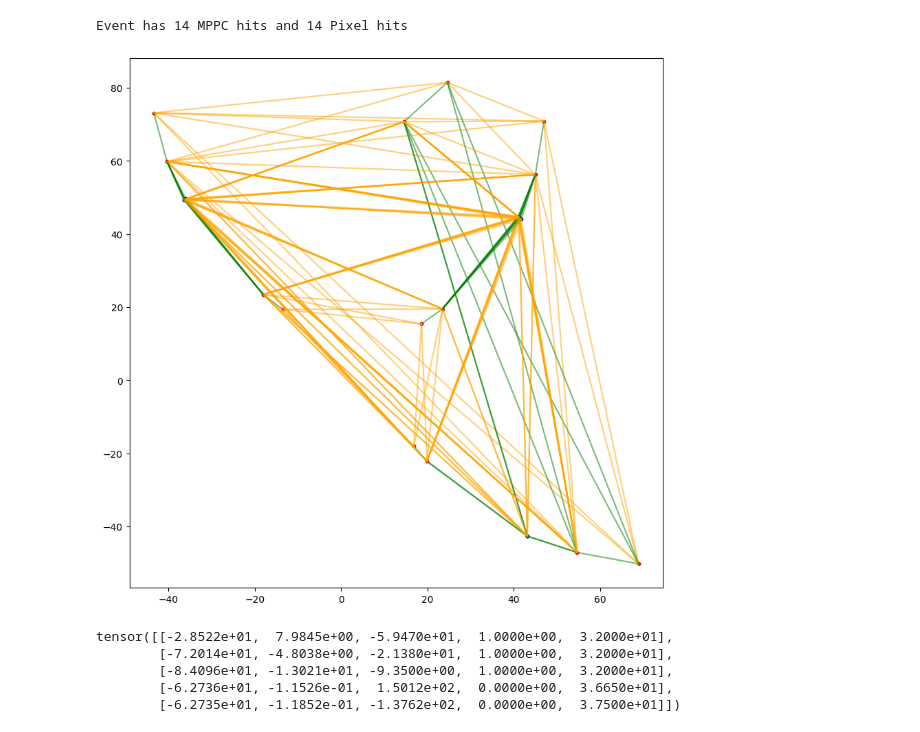
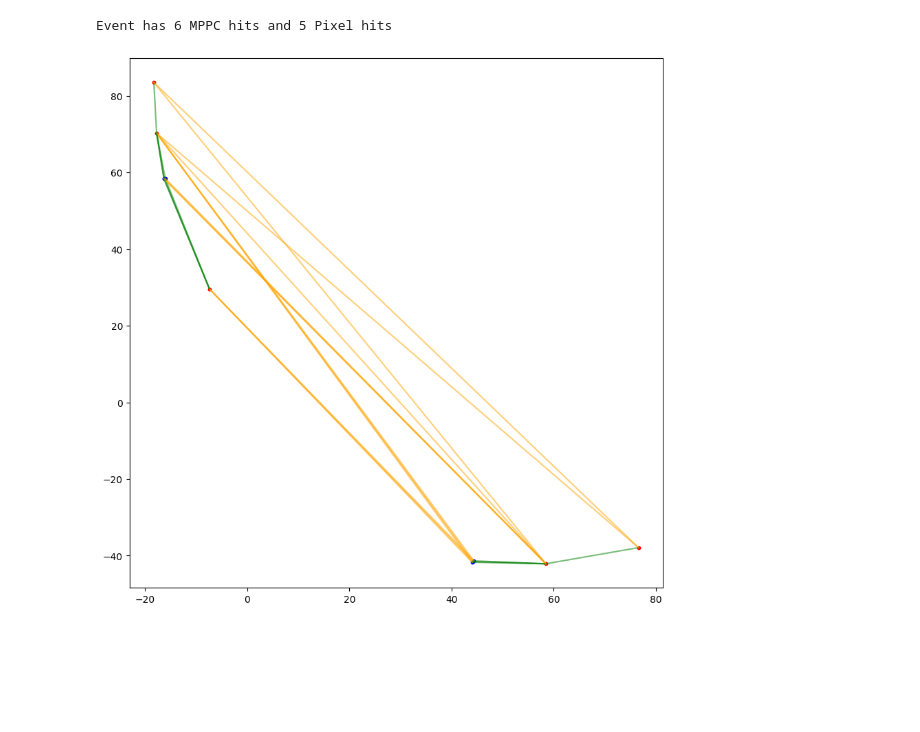
Before and after one commit to makoeppel/mu3e_gnn_trigger, a Jupyter notebook: notebooks_feature_plotting/GraphPlots.ipynb, the cells around one changed output. Saved outputs shown, nothing was run; the diff lists cells and outputs as text; code cells hidden in the pictures; blank space fills up the shorter version.

```diff
--- a/notebooks_feature_plotting/GraphPlots.ipynb
+++ b/notebooks_feature_plotting/GraphPlots.ipynb
@@ -28,41 +29,52 @@ sig_only_mppc_spacetime = np.load(SIGNAL_ONLY_MPPC_FILE)
 # %%
 import src.torch.pre_processing.graph_batching as graph_batching
 from importlib import reload
+
 reload(graph_batching)
 
-graph_builder = graph_batching.CombinedGraphBuilder(connect_layers=True, mppc_timing_cutoff=0.1)
+graph_builder = graph_batching.CombinedGraphBuilder(
+    connect_layers=True, mppc_timing_cutoff=0.1
+)
+hetero_builder = graph_batching.HeteroGraphBuilder(
+    connect_layers=True, mppc_timing_cutoff=0.1
+)
+layer_hetero_builder = graph_batching.LayerSeparatedHeteroGraphBuilder(
+    connect_layers=True, mppc_timing_cutoff=0.1
+)
 event_processor = graph_batching.EventProcessor(graph_builder=graph_builder)
+hetero_event_processor = graph_batching.EventProcessor(graph_builder=hetero_builder)
+layer_hetero_event_processor = graph_batching.EventProcessor(
+    graph_builder=layer_hetero_builder
+)
 # %%
-event_id = 18
-graphs_bg = event_processor.process_single_event(X_pixel=sig_only_pixel_spacetime[event_id], X_mppc=sig_only_mppc_spacetime[event_id], labels=None)
+event_id = 0
+graphs_bg = event_processor.process_single_event(
+    X_pixel=sig_only_pixel_spacetime[event_id],
+    X_mppc=sig_only_mppc_spacetime[event_id],
+    labels=None,
+)
 
 fig, ax = plt.subplots(1, figsize=(10, 10))
 graph = graphs_bg[0]
 mppc_nodes = graph.x[graph.x[:, 3] == 0]
 pixel_nodes = graph.x[graph.x[:, 3] == 1]
-ax.scatter(mppc_nodes[:, 0], mppc_nodes[:, 1], c='blue', s=10, label='MPPC hits')
-ax.scatter(pixel_nodes[:, 0], pixel_nodes[:, 1], c='red', s=10, label='Pixel hits')
+ax.scatter(mppc_nodes[:, 0], mppc_nodes[:, 1], c="blue", s=10, label="MPPC hits")
+ax.scatter(pixel_nodes[:, 0], pixel_nodes[:, 1], c="red", s=10, label="Pixel hits")
 for edge_index in range(graph.edge_index.shape[1]):
     edge = graph.edge_index[:, edge_index]
     if graph.edge_labels[edge_index] == 1:
         color = "green"
     else:
         color = "orange"
     ax.plot(
         [graph.x[edge[0], 0], graph.x[edge[1], 0]],
         [graph.x[edge[0], 1], graph.x[edge[1], 1]],
         c=color,
         alpha=0.3,
     )
-print(f"Event has {(graph.x[:, 3] == 0).sum()} MPPC hits and {(graph.x[:, 3] == 1).sum()} Pixel hits")
+print(
+    f"Event has {(graph.x[:, 3] == 0).sum()} MPPC hits and {(graph.x[:, 3] == 1).sum()} Pixel hits"
+)
 # %% [output]
-Event has 14 MPPC hits and 14 Pixel hits
+Event has 6 MPPC hits and 5 Pixel hits
-[figure, old version]
+[figure, new version]
-# %%
-graphs_bg[0].x
-# %% [output]
-tensor([[-2.8522e+01,  7.9845e+00, -5.9470e+01,  1.0000e+00,  3.2000e+01],
-        [-7.2014e+01, -4.8038e+00, -2.1380e+01,  1.0000e+00,  3.2000e+01],
-        [-8.4096e+01, -1.3021e+01, -9.3500e+00,  1.0000e+00,  3.2000e+01],
-        [-6.2736e+01, -1.1526e-01,  1.5012e+02,  0.0000e+00,  3.6650e+01],
-        [-6.2735e+01, -1.1852e-01, -1.3762e+02,  0.0000e+00,  3.7500e+01]])
```
Also changed, not shown: parts of 7 cells of this notebook, 8 other files.
